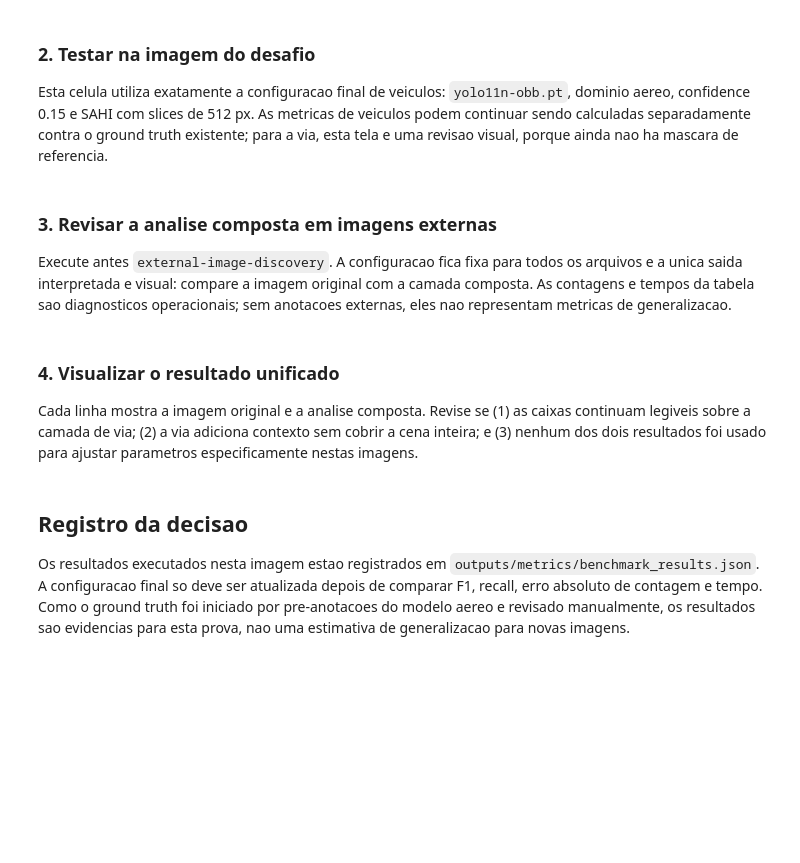
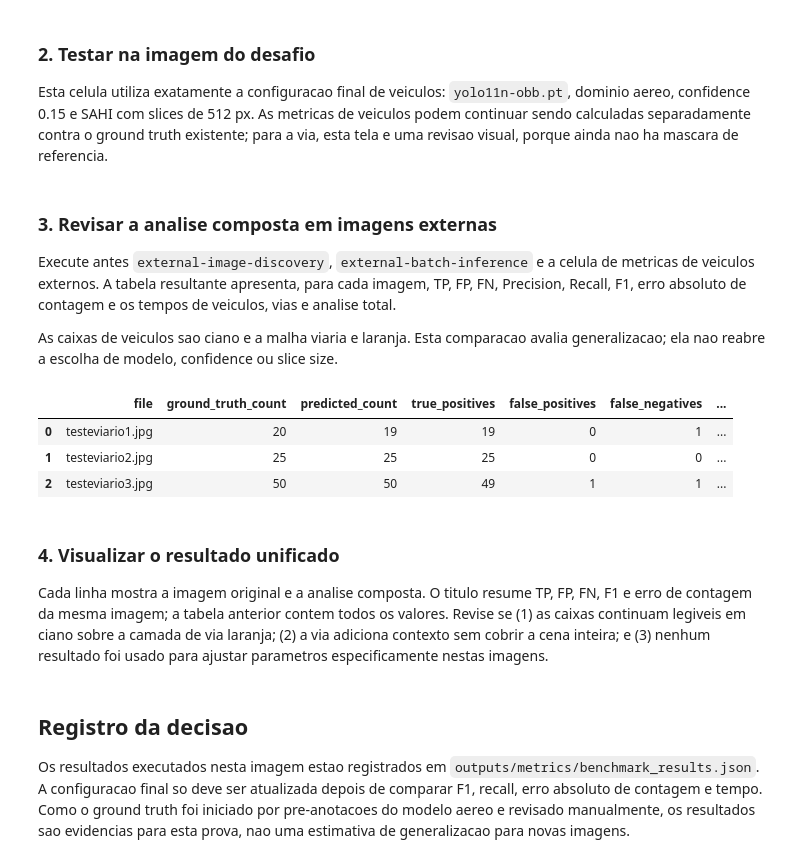
Before and after one commit to LcsNunes/prova-ia_imagens-Lucas-P-Nunes, a Jupyter notebook: notebooks/01_model_experiments.ipynb, the cells around one changed output. Drawn from its saved outputs; the diff is of its cells as text; code cells hidden in the pictures; blank space fills up the shorter version.

```diff
--- a/notebooks/01_model_experiments.ipynb
+++ b/notebooks/01_model_experiments.ipynb
@@ -863,38 +943,72 @@ print(f"Total composed analysis: {challenge_composed_result['total_analysis_ms']
 # %% [markdown]
 ### 3. Revisar a analise composta em imagens externas
 
-Execute antes `external-image-discovery`. A configuracao fica fixa para todos os arquivos e a unica saida interpretada e visual: compare a imagem original com a camada composta. As contagens e tempos da tabela sao diagnosticos operacionais; sem anotacoes externas, eles nao representam metricas de generalizacao.
+Execute antes `external-image-discovery`, `external-batch-inference` e a celula de metricas de veiculos externos. A tabela resultante apresenta, para cada imagem, TP, FP, FN, Precision, Recall, F1, erro absoluto de contagem e os tempos de veiculos, vias e analise total.
+
+As caixas de veiculos sao ciano e a malha viaria e laranja. Esta comparacao avalia generalizacao; ela nao reabre a escolha de modelo, confidence ou slice size.
 # %%
+if "external_vehicle_metrics" not in globals():
+    raise RuntimeError(
+        "Execute primeiro a celula de metricas de veiculos externos. "
+        "Ela usa os ground truths revisados para montar este comparativo."
+    )
+
 external_composed_results = []
 external_composed_rows = []
 
 for image_path in external_image_paths:
     with Image.open(image_path) as external_image:
         external_array = np.asarray(external_image.convert("RGB"))
 
     result = run_composed_analysis(external_array, composed_detector)
     external_composed_results.append(
         {
             "file": image_path.name,
             "original": external_array,
             "combined": result["combined_overlay"],
         }
     )
     external_composed_rows.append(
         {
             "file": image_path.name,
             "predicted_vehicles": len(result["detections"]),
             "vehicle_inference_ms": result["vehicle_inference_ms"],
             "road_inference_ms": result["road_inference_ms"],
             "total_analysis_ms": result["total_analysis_ms"],
         }
     )
 
-display(pd.DataFrame(external_composed_rows).round(2))
+external_composed_timing = pd.DataFrame(external_composed_rows)
+external_composed_metrics = external_vehicle_metrics.merge(
+    external_composed_timing, on="file", validate="one_to_one"
+)
+external_composed_metrics = external_composed_metrics[
+    [
+        "file",
+        "ground_truth_count",
+        "predicted_count",
+        "true_positives",
+        "false_positives",
+        "false_negatives",
+        "precision",
+        "recall",
+        "f1",
+        "absolute_count_error",
+        "vehicle_inference_ms",
+        "road_inference_ms",
+        "total_analysis_ms",
+    ]
+]
+display(external_composed_metrics.round(3))
+# %% [output]
+|  | file | ground_truth_count | predicted_count | true_positives | false_positives | false_negatives | ... |
+| 0 | testeviario1.jpg | 20 | 19 | 19 | 0 | 1 | ... |
+| 1 | testeviario2.jpg | 25 | 25 | 25 | 0 | 0 | ... |
+| 2 | testeviario3.jpg | 50 | 50 | 49 | 1 | 1 | ... |
 # %% [markdown]
 ### 4. Visualizar o resultado unificado
 
-Cada linha mostra a imagem original e a analise composta. Revise se (1) as caixas continuam legiveis sobre a camada de via; (2) a via adiciona contexto sem cobrir a cena inteira; e (3) nenhum dos dois resultados foi usado para ajustar parametros especificamente nestas imagens.
+Cada linha mostra a imagem original e a analise composta. O titulo resume TP, FP, FN, F1 e erro de contagem da mesma imagem; a tabela anterior contem todos os valores. Revise se (1) as caixas continuam legiveis em ciano sobre a camada de via laranja; (2) a via adiciona contexto sem cobrir a cena inteira; e (3) nenhum resultado foi usado para ajustar parametros especificamente nestas imagens.
 # %%
 figure, axes = plt.subplots(
     len(external_composed_results), 2, figsize=(16, 5 * len(external_composed_results))
```
Also changed, not shown: parts of 17 cells of this notebook, 10 other files.
